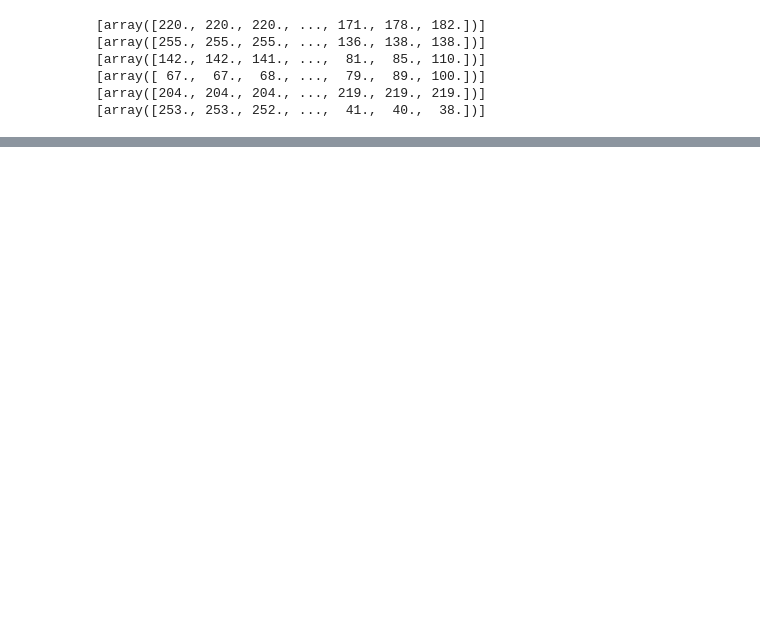
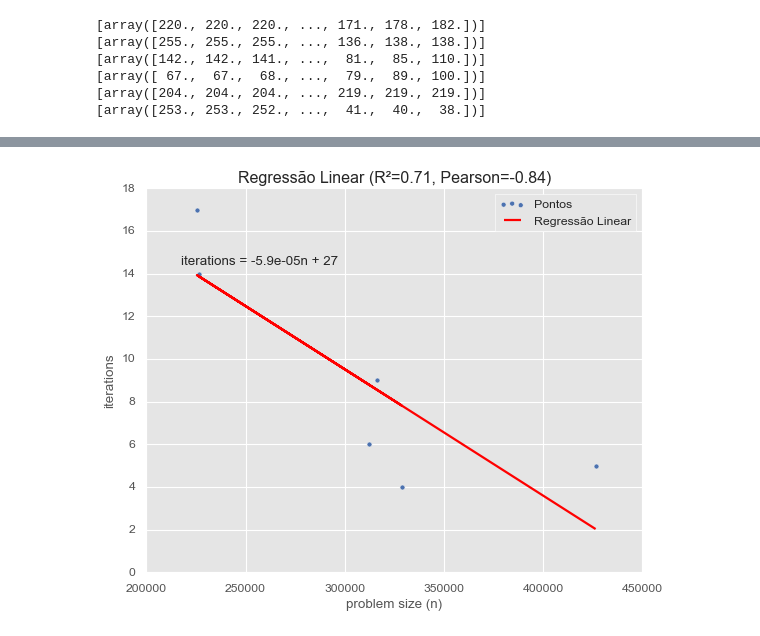
Before and after one commit to vinissmaciel/6-semestre, a Jupyter notebook: credito2.ipynb, the cells around one changed output, grey strips where cells are left out. Cells and saved outputs as stored; diff of their text form; code cells hidden in the pictures; blank space fills up the shorter version.

```diff
--- a/credito2.ipynb
+++ b/credito2.ipynb
@@ -385,0 +456,4 @@ plt.show()
+# %%
+show_linear_iter(n,i)
+# %% [output]
+[figure, added]
```
Also changed, not shown: parts of 14 cells of this notebook.
